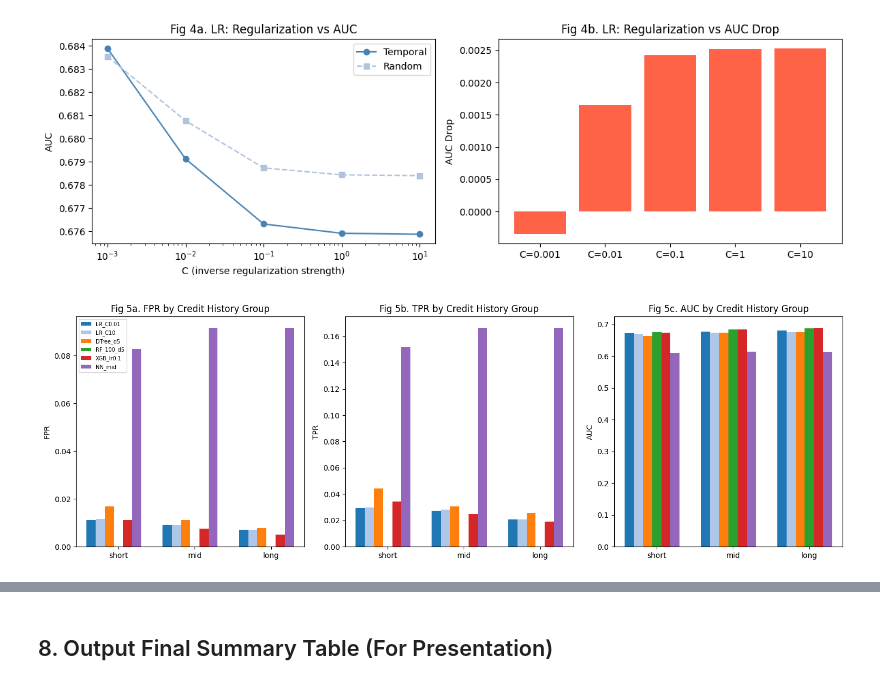
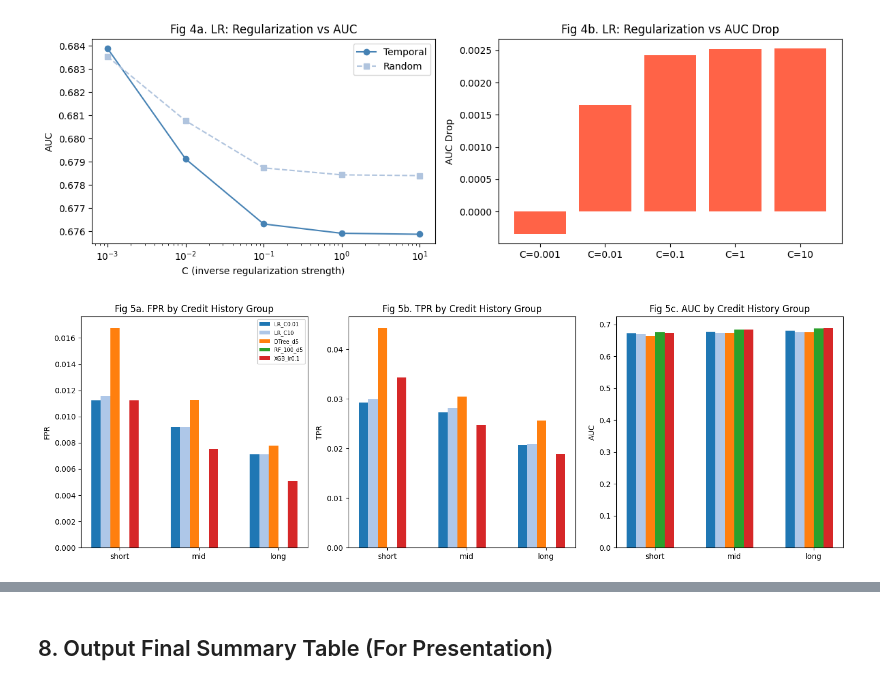
Before and after one commit to shree-sriadibhatla/CSCI-567-Project, a Jupyter notebook: lending-club-prefinal.ipynb, the cells around one changed output, grey strips where cells are left out. Saved outputs shown, nothing was run; the diff lists cells and outputs as text; code cells hidden in the pictures.

Commit message:
add code to find best model

```diff
--- a/lending-club-prefinal.ipynb
+++ b/lending-club-prefinal.ipynb
@@ -193,0 +322,6 @@ Total model configs: 18
+# %%
+#Best temporal_AUC
+for name, res in sorted(results.items(), key=lambda x: x[1]['temporal']['auc'], reverse=True):
+    print(f"{name:20s}  temporal_AUC={res['temporal']['auc']:.4f}  "
+          f"random_AUC={res['random']['auc']:.4f}  "
+          f"AUC_drop={res['auc_drop']:.4f}")
@@ -193,0 +346,6 @@ Total model configs: 18
+# %%
+#Best AUC_drop
+for name, res in sorted(results.items(), key=lambda x: x[1]['auc_drop']):
+    print(f"{name:20s}  temporal_AUC={res['temporal']['auc']:.4f}  "
+          f"random_AUC={res['random']['auc']:.4f}  "
+          f"AUC_drop={res['auc_drop']:.4f}")
@@ -193,0 +419,20 @@ Total model configs: 18
+# %%
+rows = []
+for name in FAIRNESS_MODELS:
+    credit_df = fairness_results[name]['credit']
+    income_df = fairness_results[name]['income']
+    rows.append({
+        'Model':            name,
+        'Temporal AUC':     round(results[name]['temporal']['auc'], 4),
+        'AUC Drop':         round(results[name]['auc_drop'], 4),
+        'Credit FPR_disp':  round(credit_df['FPR'].max() - credit_df['FPR'].min(), 4),
+        'Credit TPR_disp':  round(credit_df['TPR'].max() - credit_df['TPR'].min(), 4),
+        'Credit AUC_disp':  round(credit_df['AUC'].max() - credit_df['AUC'].min(), 4),
+        'Income FPR_disp':  round(income_df['FPR'].max() - income_df['FPR'].min(), 4),
+        'Income TPR_disp':  round(income_df['TPR'].max() - income_df['TPR'].min(), 4),
+        'Income AUC_disp':  round(income_df['AUC'].max() - income_df['AUC'].min(), 4),
+    })
+
+df_fairness_summary = pd.DataFrame(rows).sort_values('Temporal AUC', ascending=False)
+print('\n=== Fairness Disparity Summary ===')
+print(df_fairness_summary.to_string(index=False))
@@ -294,8 +610,7 @@ def compute_fairness(y_true, y_pred, y_prob, groups, group_col):
 
 # Calculate fairness for representative models only (one each of LR, DTree, RF, XGB, and NN).
 FAIRNESS_MODELS = ['LR_C0.01', 'LR_C10', 'DTree_d5', 'DTree_d10',
-                   'RF_100_d5', 'RF_100_d10', 'XGB_lr0.1', 'XGB_d6',
-                   'NN_mid', 'NN_large']
+                   'RF_100_d5', 'RF_100_d10', 'XGB_lr0.1', 'XGB_d6']
 
 fairness_results = {}   # {model: {'credit': df, 'income': df}}
 
@@ -462,34 +773,35 @@ plt.show()
 # %%
 # ════════════════════════════════════════════════════════════════════════════════
 # Figure 5: Fairness — Credit History Group (Comparison of Representative Models)
 # ════════════════════════════════════════════════════════════════════════════════
-FAIR_MODELS_PLOT = ['LR_C0.01', 'LR_C10', 'DTree_d5', 'RF_100_d5', 'XGB_lr0.1', 'NN_mid']
+FAIR_MODELS_PLOT = ['LR_C0.01', 'LR_C10', 'DTree_d5', 'RF_100_d5', 'XGB_lr0.1']
 credit_groups = ['short', 'mid', 'long']
 
 fig, axes = plt.subplots(1, 3, figsize=(15, 5))
 metrics = ['FPR', 'TPR', 'AUC']
+# colors_fair = ['#1f77b4', '#aec7e8', '#ff7f0e', '#2ca02c', '#d62728', '#9467bd']
 colors_fair = ['#1f77b4', '#aec7e8', '#ff7f0e', '#2ca02c', '#d62728', '#9467bd']
 
 for ax_i, metric in enumerate(metrics):
     x = np.arange(len(credit_groups))
     width = 0.12
     for j, (mname, col) in enumerate(zip(FAIR_MODELS_PLOT, colors_fair)):
         df_f = fairness_results[mname]['credit']
         vals = [df_f[df_f['group'] == g][metric].values[0] for g in credit_groups]
         offset = (j - len(FAIR_MODELS_PLOT) / 2) * width
         axes[ax_i].bar(x + offset, vals, width=width, label=mname, color=col)
     axes[ax_i].set_xticks(x)
     axes[ax_i].set_xticklabels(credit_groups)
     axes[ax_i].set_title(f'Fig 5{chr(97+ax_i)}. {metric} by Credit History Group')
     axes[ax_i].set_ylabel(metric)
     if ax_i == 0:
         axes[ax_i].legend(fontsize=7)
 
 plt.tight_layout()
 plt.savefig('/content/fig5_fairness_credit.png', dpi=150)
 plt.show()
 # %% [output]
-[figure, old version]
+[figure, new version]
 # %%
 # ═══════════════════════════════════════════════════════════════════════
 # Figure 6: Fairness — Income Group (Comparison of Representative Models)
```
Also changed, not shown: parts of 18 cells of this notebook.
